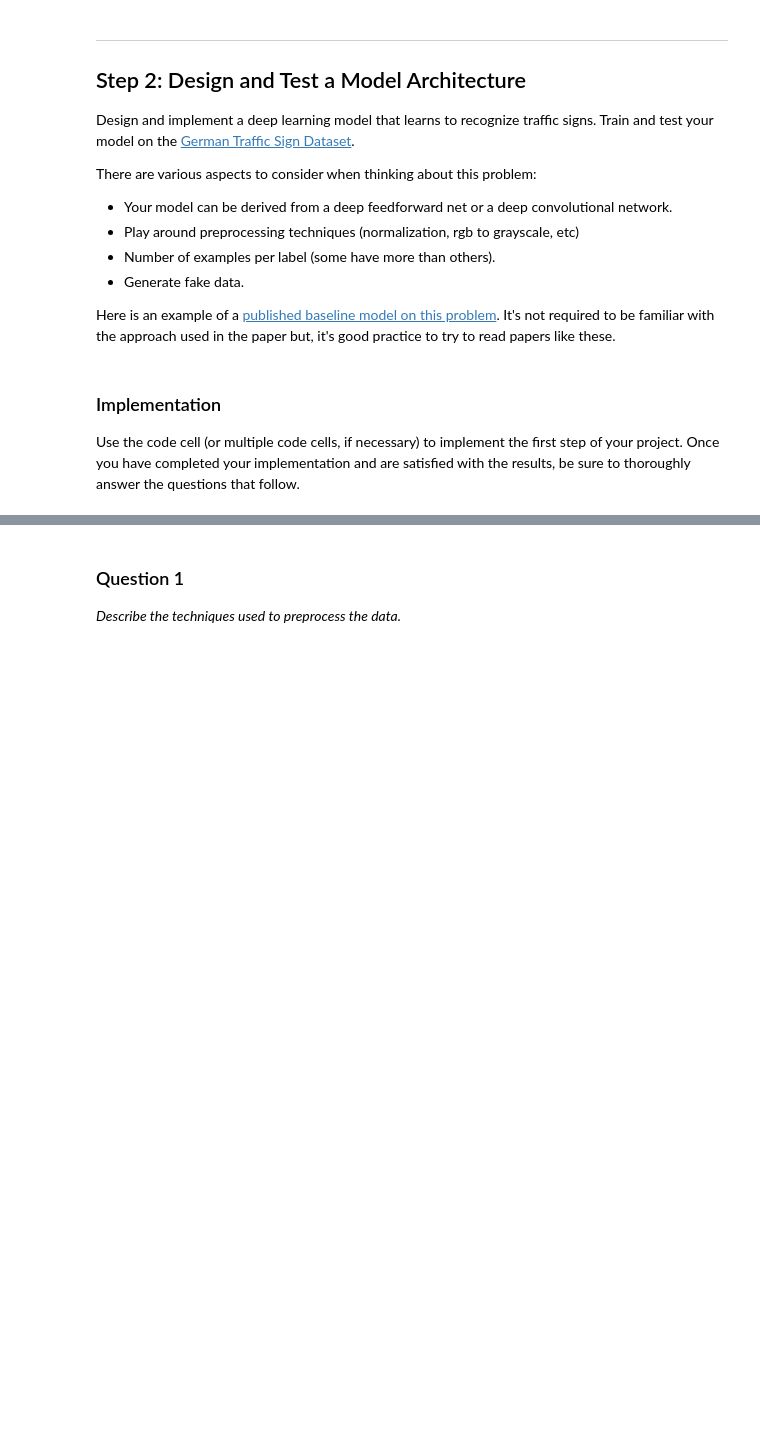
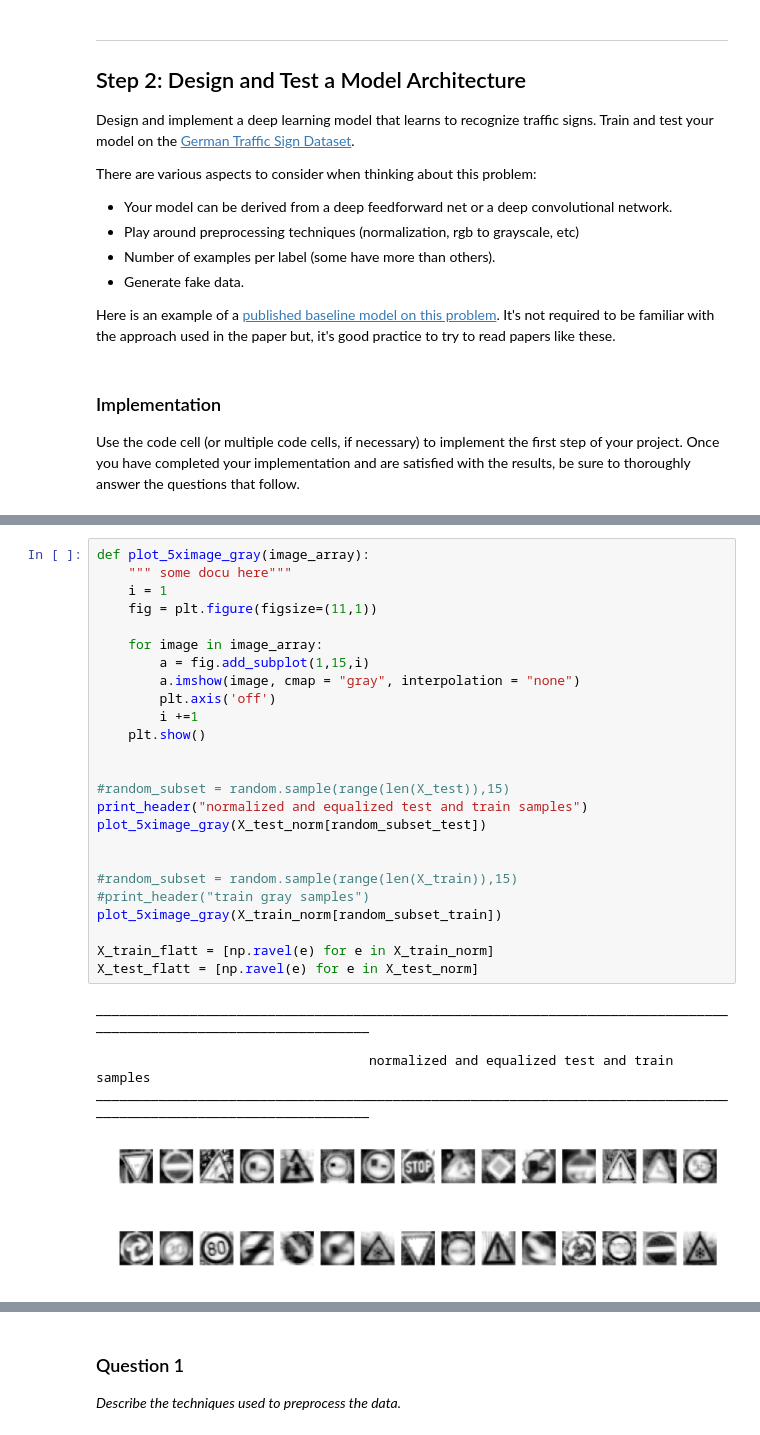
Before and after one commit to avidalh/Udacity-CarND-P2, a Jupyter notebook: Traffic_Signs_Recognition.ipynb, the cells around one changed output, grey strips where cells are left out. Cells and saved outputs as stored; diff of their text form; blank space fills up the shorter version.

```diff
--- a/Traffic_Signs_Recognition.ipynb
+++ b/Traffic_Signs_Recognition.ipynb
@@ -258,0 +393,32 @@ Use the code cell (or multiple code cells, if necessary) to implement the first
+# %%
+def plot_5ximage_gray(image_array):
+    """ some docu here"""
+    i = 1
+    fig = plt.figure(figsize=(11,1))
+
+    for image in image_array:
+        a = fig.add_subplot(1,15,i)
+        a.imshow(image, cmap = "gray", interpolation = "none")
+        plt.axis('off')
+        i +=1
+    plt.show()
+
+
+#random_subset = random.sample(range(len(X_test)),15)
+print_header("normalized and equalized test and train samples")
+plot_5ximage_gray(X_test_norm[random_subset_test])
+
+
+#random_subset = random.sample(range(len(X_train)),15)
+#print_header("train gray samples")
+plot_5ximage_gray(X_train_norm[random_subset_train])
+
+X_train_flatt = [np.ravel(e) for e in X_train_norm]
+X_test_flatt = [np.ravel(e) for e in X_test_norm]
+# %% [output]
+____________________________________________________________________________________________________________________
+
+                                   normalized and equalized test and train samples
+____________________________________________________________________________________________________________________
+[figure, added]
+[figure, added]
```
Also changed, not shown: parts of 36 cells of this notebook.
